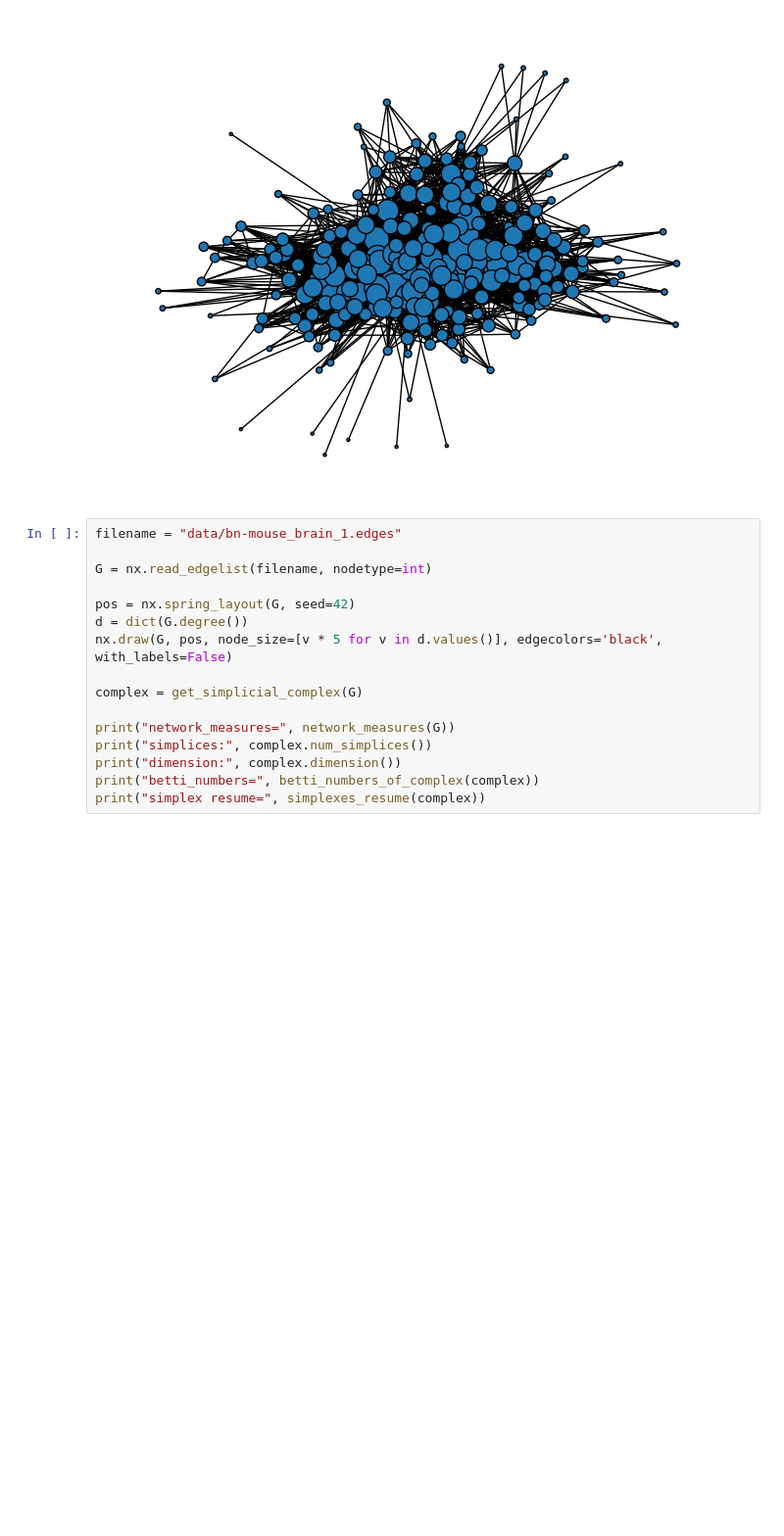
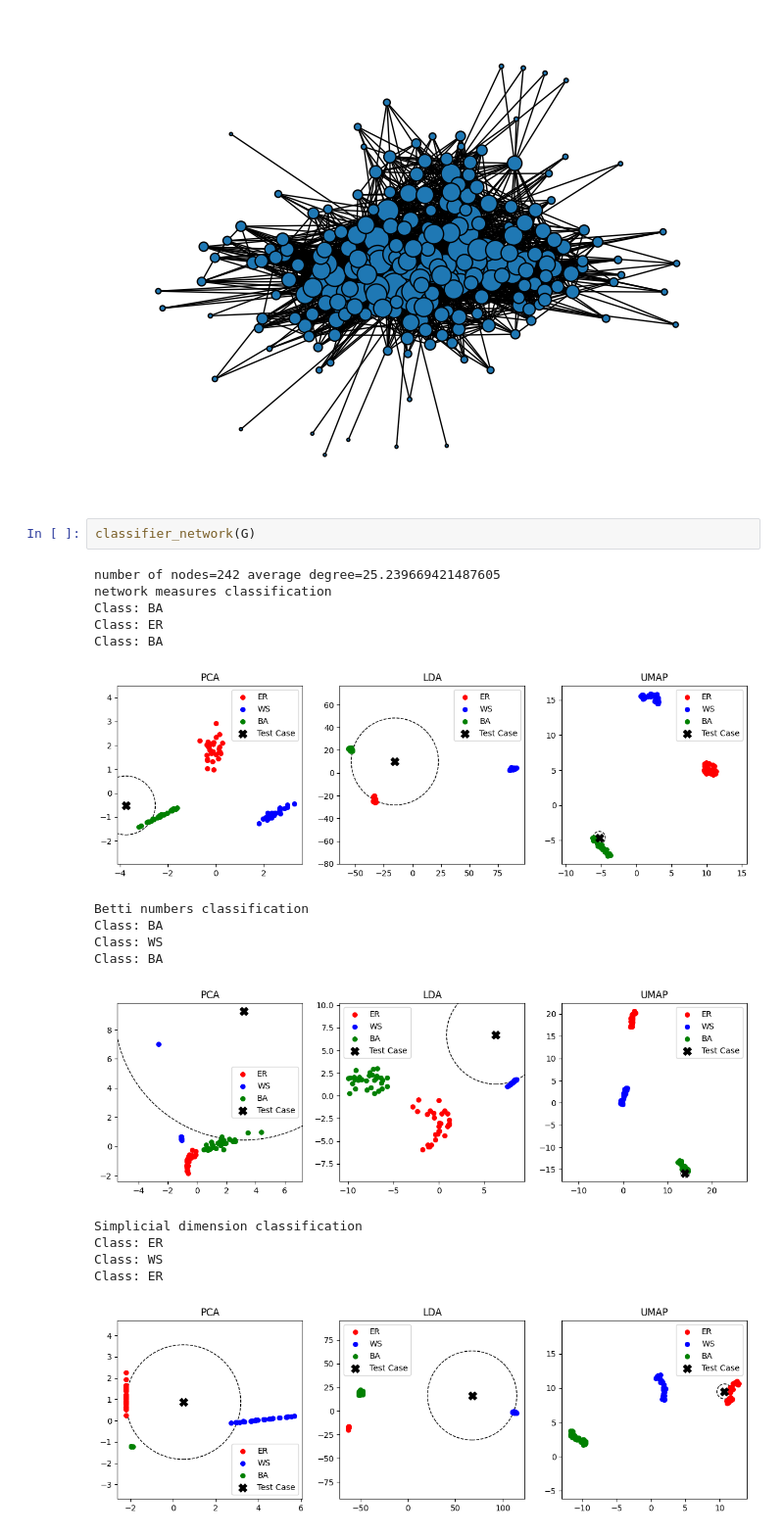
Before and after one commit to JunioCesarFerreira/ComplexNetworks, a Jupyter notebook: MyProject/complex-simplicial-network.ipynb, the cells around one changed output. Shown at 98% size. Drawn from its saved outputs; the diff is of its cells as text; blank space fills up the shorter version.

```diff
--- a/MyProject/complex-simplicial-network.ipynb
+++ b/MyProject/complex-simplicial-network.ipynb
@@ -1133,19 +1209,22 @@ dimension: 12
 betti_numbers= [1, 19, 49, 21, 1, 0, 0, 0, 0, 0, 0, 0, 0]
 simplex resume= [242, 3054, 12930, 28029, 37845, 35090, 23369, 11443, 4198, 1166, 239, 32, 2]
 [figure]
-# %%
-filename = "data/bn-mouse_brain_1.edges"
-
-G = nx.read_edgelist(filename, nodetype=int)
-
-pos = nx.spring_layout(G, seed=42)
-d = dict(G.degree())
-nx.draw(G, pos, node_size=[v * 5 for v in d.values()], edgecolors='black', with_labels=False)
-
-complex = get_simplicial_complex(G)
-
-print("network_measures=", network_measures(G))
-print("simplices:", complex.num_simplices())
-print("dimension:", complex.dimension())
-print("betti_numbers=", betti_numbers_of_complex(complex))
-print("simplex resume=", simplexes_resume(complex))
+# %%
+classifier_network(G)
+# %% [output]
+number of nodes=242 average degree=25.239669421487605
+network measures classification
+Class: BA
+Class: ER
+Class: BA
+[figure, added]
+Betti numbers classification
+Class: BA
+Class: WS
+Class: BA
+[figure, added]
+Simplicial dimension classification
+Class: ER
+Class: WS
+Class: ER
+[figure, added]
```
Also changed, not shown: parts of 29 cells of this notebook.
